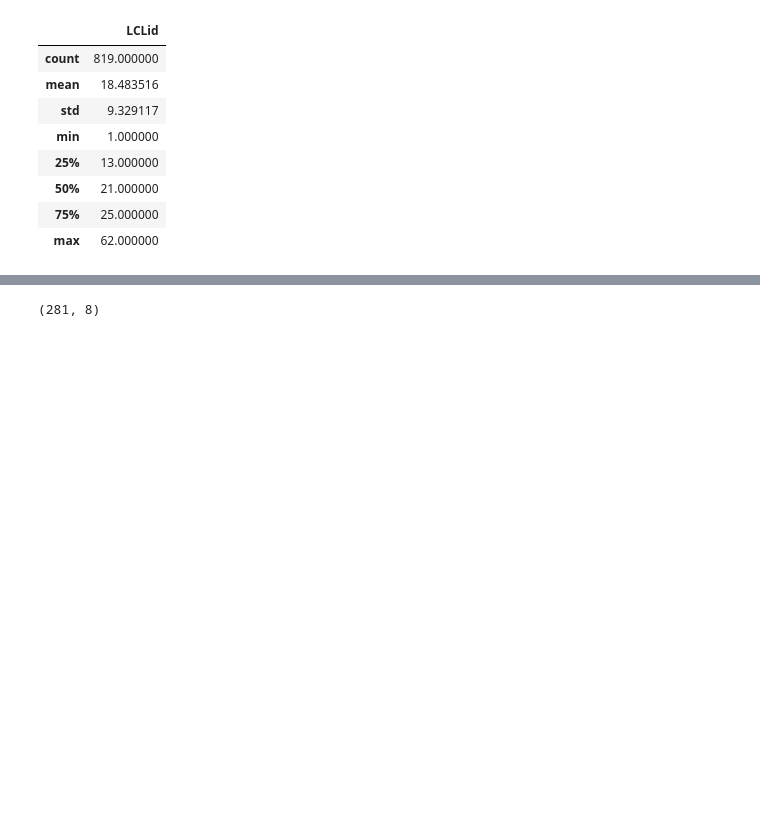
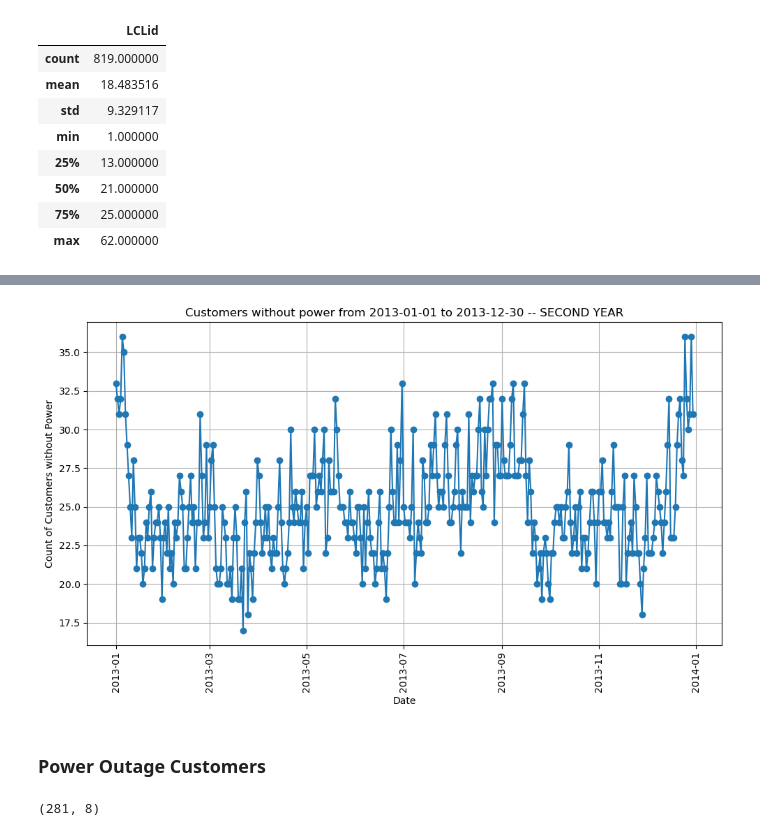
Before and after one commit to brepowell/EnergyConsumption, a Jupyter notebook: LondonDataExploration.ipynb, the cells around one changed output, grey strips where cells are left out. Drawn from its saved outputs; the diff is of its cells as text; code cells hidden in the pictures; blank space fills up the shorter version.

```diff
--- a/LondonDataExploration.ipynb
+++ b/LondonDataExploration.ipynb
@@ -232 +287,23 @@ plt.show()
+# %%
+import matplotlib.pyplot as plt
+
+# Filter the DataFrame to include only the rows within the specified date range
+start_date = '2013-01-01'
+end_date = '2013-12-30'
+subset_data = zeroPowerDays[start_date:end_date]
+
+# Plotting the data
+plt.figure(figsize=(10, 6))
+plt.plot(subset_data.index, subset_data['LCLid'], marker='o', linestyle='-')
+plt.xlabel('Date')
+plt.ylabel('Count of Customers without Power')
+plt.title('Customers without power from {} to {} -- SECOND YEAR'.format(start_date, end_date))
+plt.xticks(rotation=90)
+plt.grid(True)
+plt.tight_layout()
+plt.show()
+# %% [output]
+[figure, added]
+# %% [markdown]
+### Power Outage Customers
 # %%
```
Also changed, not shown: parts of 34 cells of this notebook.
